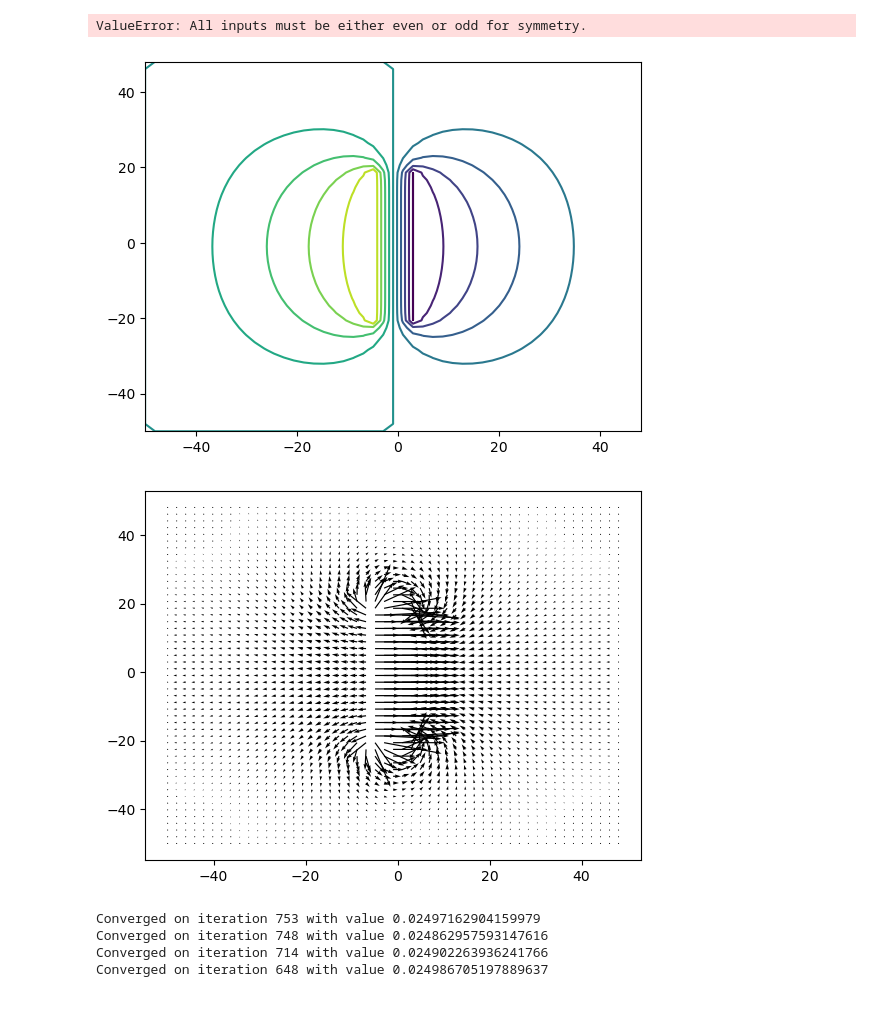
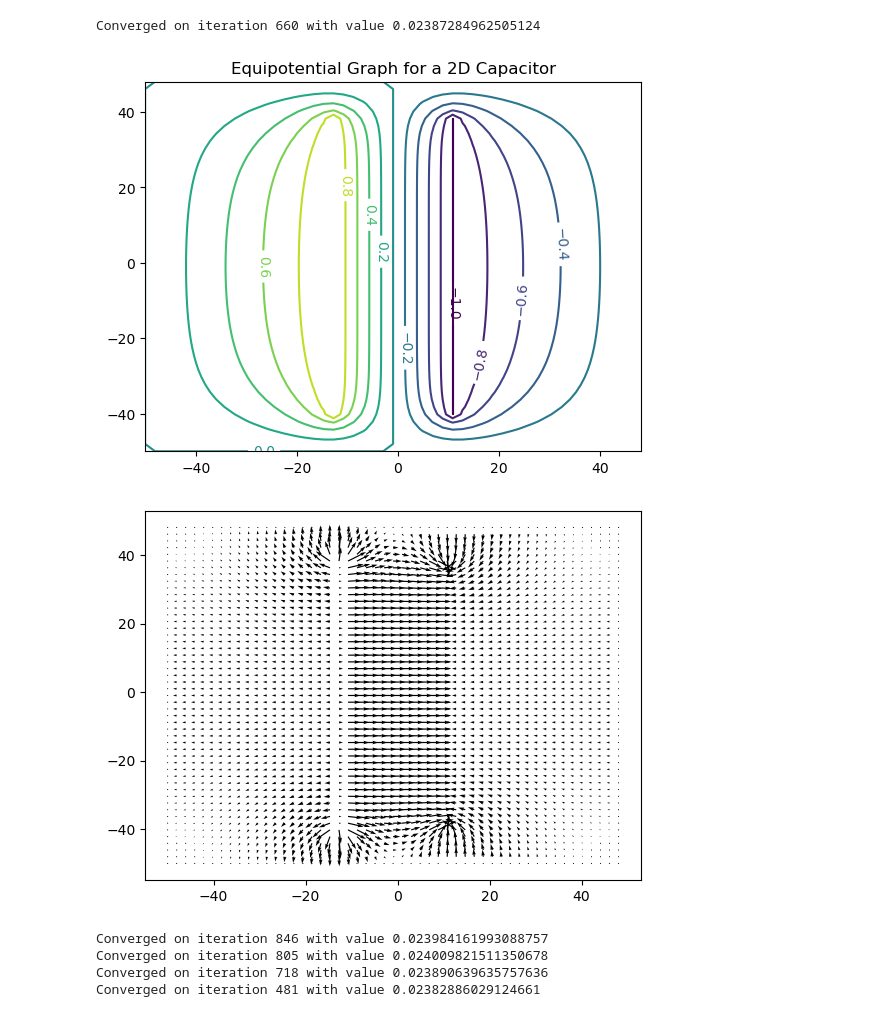
Before and after one commit to Kingrivers/Computation_Physics_Play, a Jupyter notebook: Parallel Plate Capacitor/PPC.ipynb, the cells around one changed output. Saved outputs shown, nothing was run; the diff lists cells and outputs as text; code cells hidden in the pictures.

```diff
--- a/Parallel Plate Capacitor/PPC.ipynb
+++ b/Parallel Plate Capacitor/PPC.ipynb
@@ -94,67 +94,84 @@ def calculate_e_field(pot, size, length):     # Here you can define an actual le
 
     return e_field_x, e_field_y, x, y
 # %%
-pot, size, separation, cap_length = initialize(51, 6, 21)
+pot, size, separation, cap_length = initialize(51, 11, 41)
 pot = converge(pot, size, separation, cap_length)
 E_x, E_y, x, y = calculate_e_field(pot, size, 100)
 # %% [output]
-ValueError: All inputs must be either even or odd for symmetry.
+Converged on iteration 660 with value 0.02387284962505124
 # %%
-plt.contour(x, y, pot,levels = 10)
+poten = plt.contour(x, y, pot,levels = 10)
+plt.title('Equipotential Graph for a 2D Capacitor')
+plt.clabel(poten)
+#plt.savefig('Equipotential Graph for a 2D Capacitor')
 plt.show()
 plt.quiver(x,y,E_x,E_y)
 plt.show()
 # %% [output]
-[figure, old version]
+[figure, new version]
-[figure, old version]
+[figure, new version]
 # %%
-#separation 1
-pot1, size1, separation1, cap_length1 = initialize(51, 1, 9)
+#separation 3
+pot1, size1, separation1, cap_length1 = initialize(51, 3, 23)
 pot1 = converge(pot1, size1, separation1, cap_length1)
 E_x1, E_y1, x1, y1 = calculate_e_field(pot1, size1, 51)
 
 E_Mag_Center1 = []
+E_Mag_Vert1 = []
 for j in range(size1):
     E_Mag_Center1.append(
         ((E_x1[size1//2+1][j])**2 + (E_y1[size1//2+1][j])**2)**0.5
     )
+    E_Mag_Vert1.append(
+        ((E_x1[j][size1//2 +1])**2 + (E_y1[j][size1//2 + 1])**2)**0.5
+    )
 
 #separation 5
-pot2, size2, separation2, cap_length2 = initialize(51, 5, 9)
+pot2, size2, separation2, cap_length2 = initialize(51, 5, 23)
 pot2 = converge(pot2, size2, separation2, cap_length2)
 E_x2, E_y2, x2, y2 = calculate_e_field(pot2, size2, 51)
 
+E_Mag_Vert2 = []
 E_Mag_Center2 = []
 for j in range(size2):
     E_Mag_Center2.append(
         ((E_x2[size2//2+1][j])**2 + (E_y2[size2//2+1][j])**2)**0.5
     )
+    E_Mag_Vert2.append(
+        ((E_x2[j][size2//2 +1])**2 + (E_y2[j][size2//2 + 1])**2)**0.5
+    )
 
 #separation 9
-
-pot3, size3, separation3, cap_length3 = initialize(51, 9, 9)
+pot3, size3, separation3, cap_length3 = initialize(51, 9, 23)
 pot3 = converge(pot3, size3, separation3, cap_length3)
 E_x3, E_y3, x3, y3 = calculate_e_field(pot3, size3, 51)
 
+E_Mag_Vert3 = []
 E_Mag_Center3 = []
 for j in range(size3):
     E_Mag_Center3.append(
         ((E_x3[size3//2+1][j])**2 + (E_y3[size3//2+1][j])**2)**0.5
     )
+    E_Mag_Vert3.append(
+        ((E_x3[j][size3//2 +1])**2 + (E_y3[j][size3//2 + 1])**2)**0.5
+    )
 
 #separation 15
-
-pot4, size4, separation4, cap_length4 = initialize(51, 15, 9)
+pot4, size4, separation4, cap_length4 = initialize(51, 21, 23)
 pot4 = converge(pot4, size4, separation4, cap_length4)
 E_x4, E_y4, x4, y4 = calculate_e_field(pot4, size4, 51)
 
+E_Mag_Vert4 = []
 E_Mag_Center4 = []
 for j in range(size4):
     E_Mag_Center4.append(
         ((E_x4[size4//2+1][j])**2 + (E_y4[size4//2+1][j])**2)**0.5
     )
+    E_Mag_Vert4.append(
+        ((E_x4[j][size4//2 +1])**2 + (E_y4[j][size4//2 + 1])**2)**0.5
+    )
 # %% [output]
-Converged on iteration 753 with value 0.02497162904159979
-Converged on iteration 748 with value 0.024862957593147616
-Converged on iteration 714 with value 0.024902263936241766
-Converged on iteration 648 with value 0.024986705197889637
+Converged on iteration 846 with value 0.023984161993088757
+Converged on iteration 805 with value 0.024009821511350678
+Converged on iteration 718 with value 0.023890639635757636
+Converged on iteration 481 with value 0.02382886029124661
```
Also changed, not shown: parts of 6 cells of this notebook, 16 other files.
